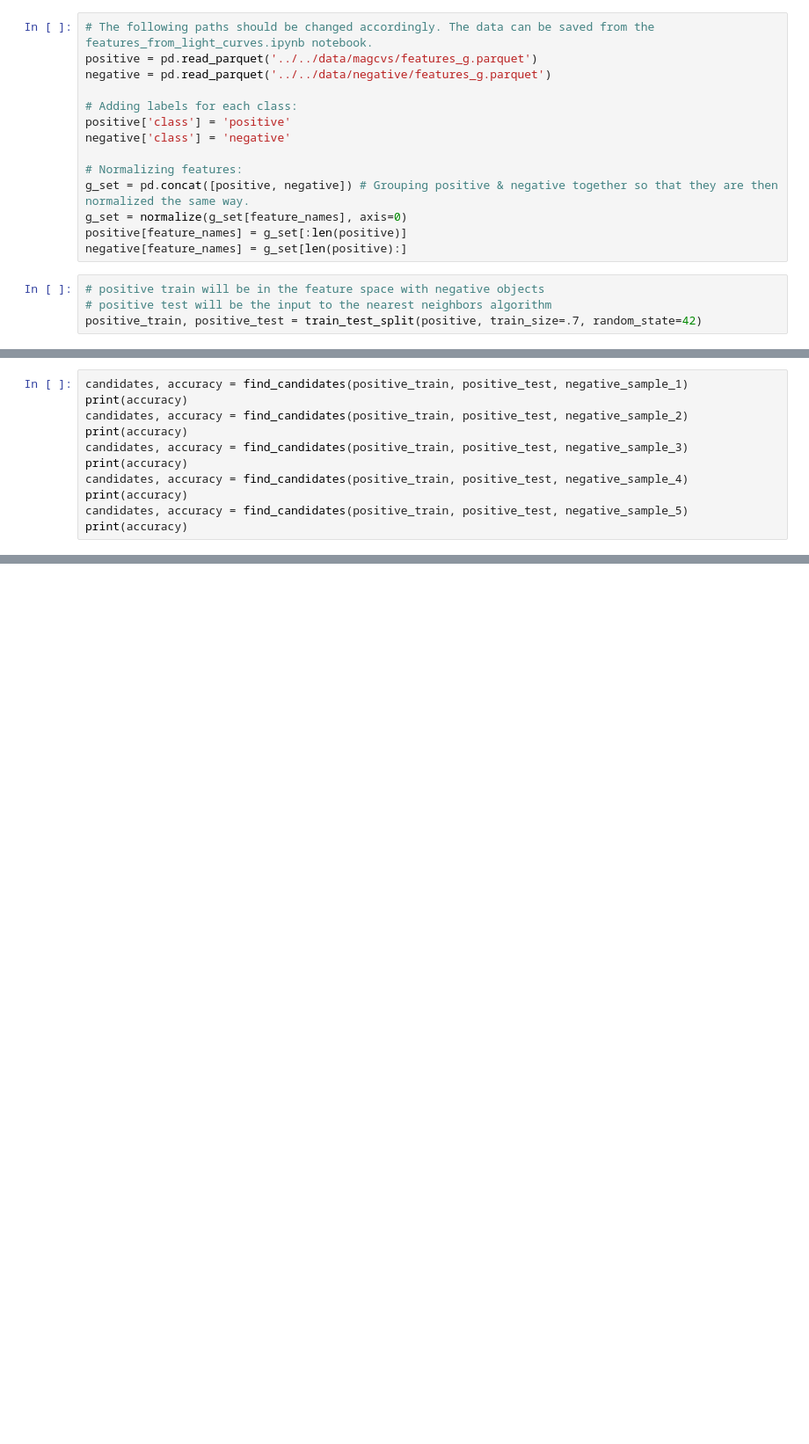
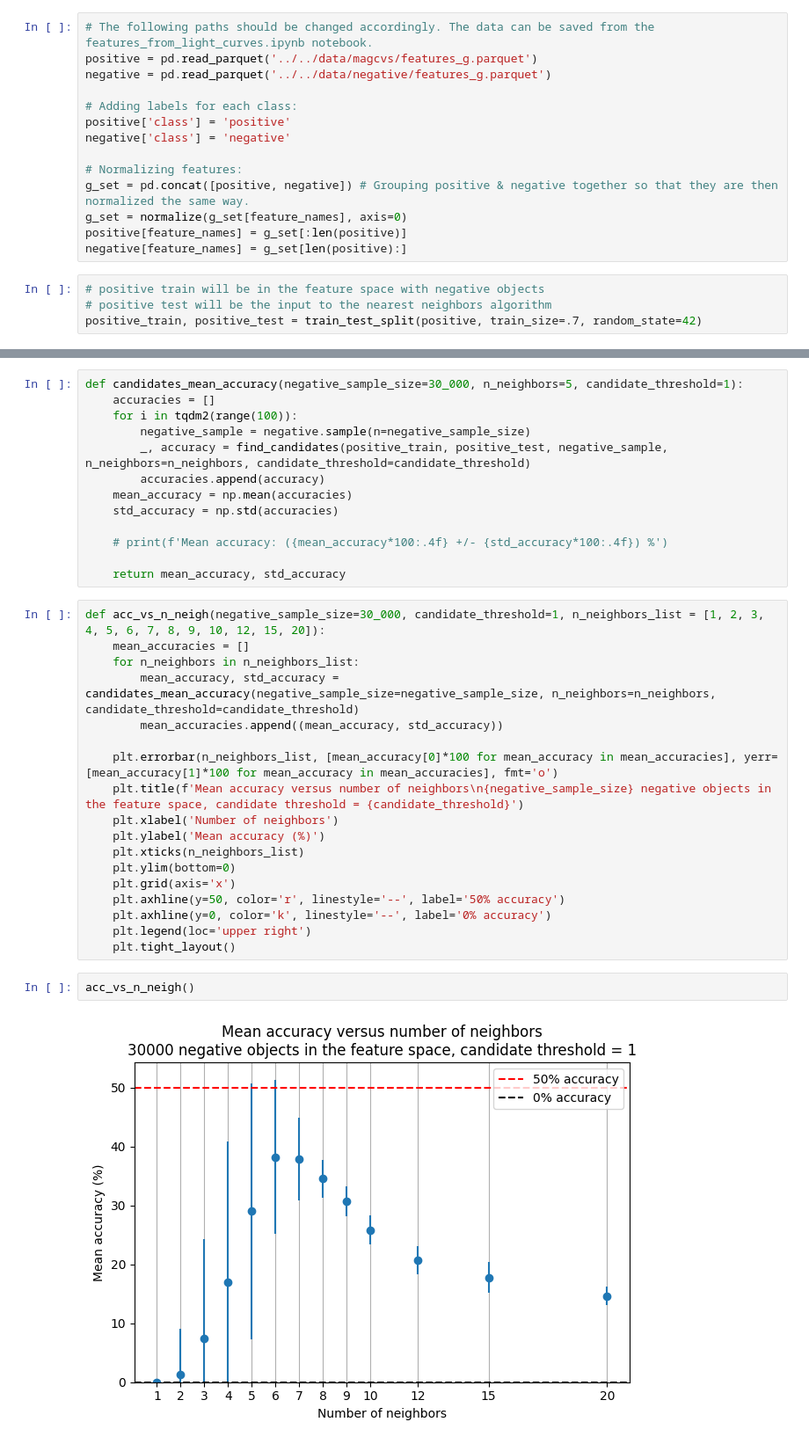
Before and after one commit to emilleishida/magnetic_cvs, a Jupyter notebook: notebooks/nearest_neighbors-method_2.ipynb, the cells around one changed output, grey strips where cells are left out. Shown: that part at 88% size. Drawn from its saved outputs; the diff is of its cells as text; blank space fills up the shorter version.

Commit message:
Produced accuracy plots for candidates varying hyper parameters

```diff
--- a/notebooks/nearest_neighbors-method_2.ipynb
+++ b/notebooks/nearest_neighbors-method_2.ipynb
@@ -85,13 +80,2 @@ def find_candidates(positive_train, positive_test, negative_sample, n_neighbors=
 
     return candidates.reset_index(drop=True), accuracy
-# %%
-candidates, accuracy = find_candidates(positive_train, positive_test, negative_sample_1)
-print(accuracy)
-candidates, accuracy = find_candidates(positive_train, positive_test, negative_sample_2)
-print(accuracy)
-candidates, accuracy = find_candidates(positive_train, positive_test, negative_sample_3)
-print(accuracy)
-candidates, accuracy = find_candidates(positive_train, positive_test, negative_sample_4)
-print(accuracy)
-candidates, accuracy = find_candidates(positive_train, positive_test, negative_sample_5)
-print(accuracy)
@@ -114,0 +82,35 @@ candidates
+# %%
+def candidates_mean_accuracy(negative_sample_size=30_000, n_neighbors=5, candidate_threshold=1):
+    accuracies = []
+    for i in tqdm2(range(100)):
+        negative_sample = negative.sample(n=negative_sample_size)
+        _, accuracy = find_candidates(positive_train, positive_test, negative_sample, n_neighbors=n_neighbors, candidate_threshold=candidate_threshold)
+        accuracies.append(accuracy)
+    mean_accuracy = np.mean(accuracies)
+    std_accuracy = np.std(accuracies)
+
+    # print(f'Mean accuracy: ({mean_accuracy*100:.4f} +/- {std_accuracy*100:.4f}) %')
+
+    return mean_accuracy, std_accuracy
+# %%
+def acc_vs_n_neigh(negative_sample_size=30_000, candidate_threshold=1, n_neighbors_list = [1, 2, 3, 4, 5, 6, 7, 8, 9, 10, 12, 15, 20]):
+    mean_accuracies = []
+    for n_neighbors in n_neighbors_list:
+        mean_accuracy, std_accuracy = candidates_mean_accuracy(negative_sample_size=negative_sample_size, n_neighbors=n_neighbors, candidate_threshold=candidate_threshold)
+        mean_accuracies.append((mean_accuracy, std_accuracy))
+
+    plt.errorbar(n_neighbors_list, [mean_accuracy[0]*100 for mean_accuracy in mean_accuracies], yerr=[mean_accuracy[1]*100 for mean_accuracy in mean_accuracies], fmt='o')
+    plt.title(f'Mean accuracy versus number of neighbors\n{negative_sample_size} negative objects in the feature space, candidate threshold = {candidate_threshold}')
+    plt.xlabel('Number of neighbors')
+    plt.ylabel('Mean accuracy (%)')
+    plt.xticks(n_neighbors_list)
+    plt.ylim(bottom=0)
+    plt.grid(axis='x')
+    plt.axhline(y=50, color='r', linestyle='--', label='50% accuracy')
+    plt.axhline(y=0, color='k', linestyle='--', label='0% accuracy')
+    plt.legend(loc='upper right')
+    plt.tight_layout()
+# %%
+acc_vs_n_neigh()
+# %% [output]
+[figure, added]
```
Also changed, not shown: parts of 7 cells of this notebook.
